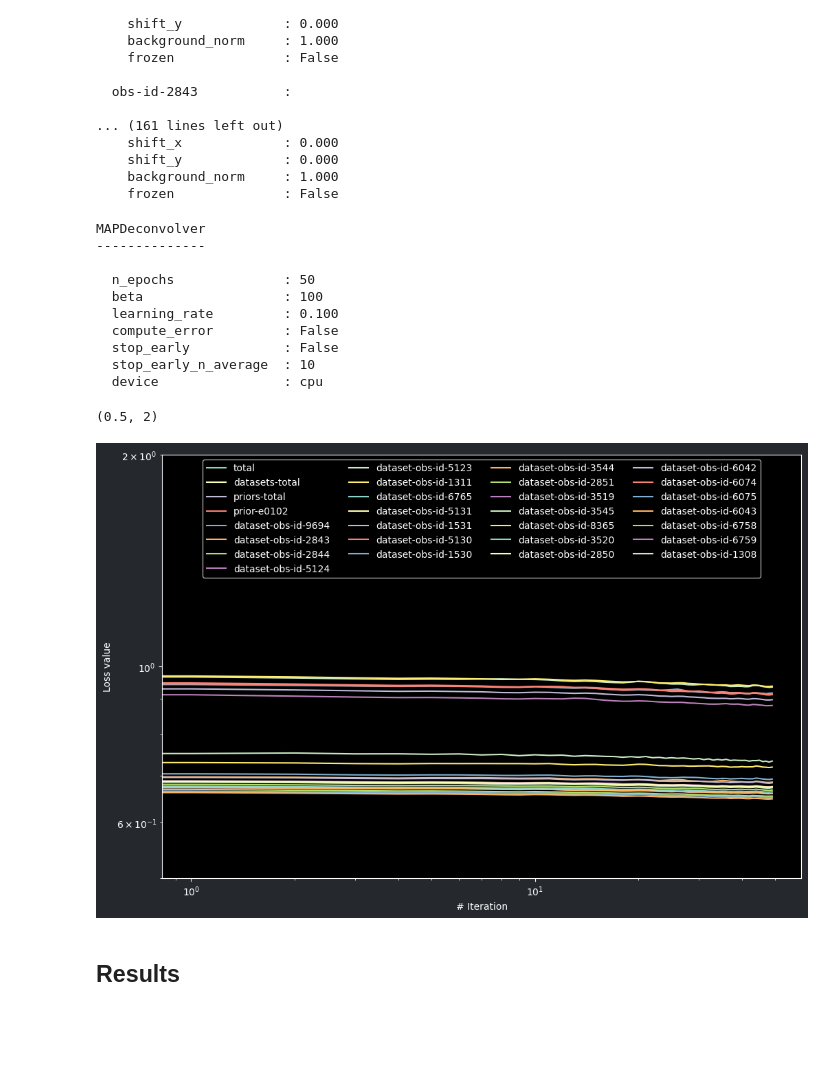
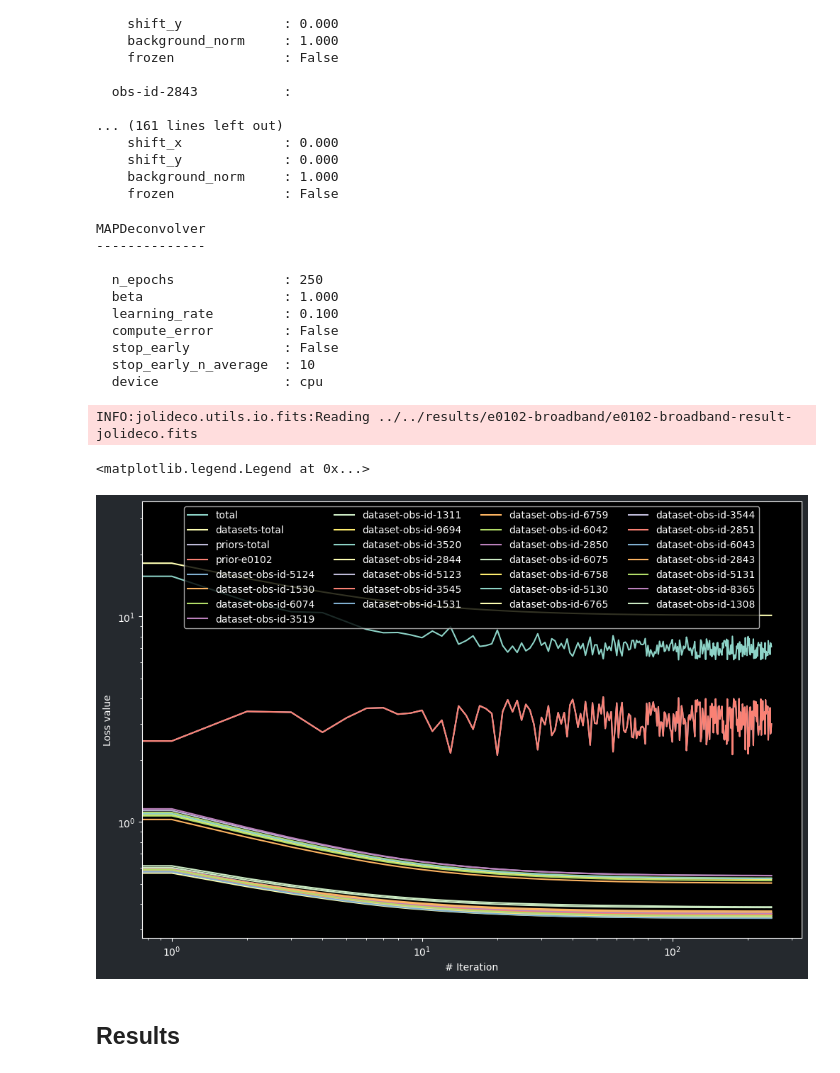
Before and after one commit to jolideco/jolideco-chandra-examples, a Jupyter notebook: workflow/notebooks/jolideco-deconvolution.ipynb, the cells around one changed output. Cells and saved outputs as stored; diff of their text form; code cells hidden in the pictures; blank space fills up the shorter version.

```diff
--- a/workflow/notebooks/jolideco-deconvolution.ipynb
+++ b/workflow/notebooks/jolideco-deconvolution.ipynb
@@ -35,11 +39,11 @@ if "snakemake" in globals():
     filename_jolideco_result = Path(snakemake.output.filename_jolideco_result)
     filename_npred_stacked = Path(snakemake.output.filename_npred_stacked)
 else:
-    config_name = "vela-junior-above-10GeV-data"
+    config_name = "e0102-broadband"
     PATH_BASE = Path(f"../../results/{config_name}/")
     filenames = (PATH_BASE / "input").glob("*.fits")
-    filename_jolideco_result = PATH_BASE / f"{config_name}-result-jolideco.fits"
-    filename_npred_stacked = PATH_BASE / f"{config_name}-npred.fits"
+    filename_jolideco_result = PATH_BASE / "jolideco" / f"{config_name}-result-jolideco.fits"
+    filename_npred_stacked = PATH_BASE / "jolideco" / "{config_name}-npred.fits"
 # %%
 filenames = list(Path("../../results/e0102-broadband/").glob("*/maps/*-counts.fits"))
 # %%
@@ -193,14 +200,14 @@ NPredCalibrations
     background_norm     : 1.000
     frozen              : False
 # %%
-deconvolve = MAPDeconvolver(n_epochs=50, learning_rate=0.1, beta=1)
+deconvolve = MAPDeconvolver(n_epochs=250, learning_rate=0.1, beta=1.)
 print(deconvolve)
 # %% [output]
 MAPDeconvolver
 --------------
 
-  n_epochs              : 50
-  beta                  : 100
+  n_epochs              : 250
+  beta                  : 1.000
   learning_rate         : 0.100
   compute_error         : False
   stop_early            : False
@@ -217,11 +224,14 @@ result = deconvolve.run(
+# %%
+result = MAPDeconvolverResult.read(filename_jolideco_result)
+# %% [output]
+INFO:jolideco.utils.io.fits:Reading ../../results/e0102-broadband/e0102-broadband-result-jolideco.fits
 # %%
 plt.figure(figsize=(12, 8))
 result.plot_trace_loss()
 plt.legend(loc="upper center", ncols=4)
-plt.ylim(0.5, 2)
 # %% [output]
-(0.5, 2)
+<matplotlib.legend.Legend at 0x...>
-[figure, old version]
+[figure, new version]
 # %% [markdown]
 ## Results
 # %%
```
Also changed, not shown: parts of 18 cells of this notebook.
